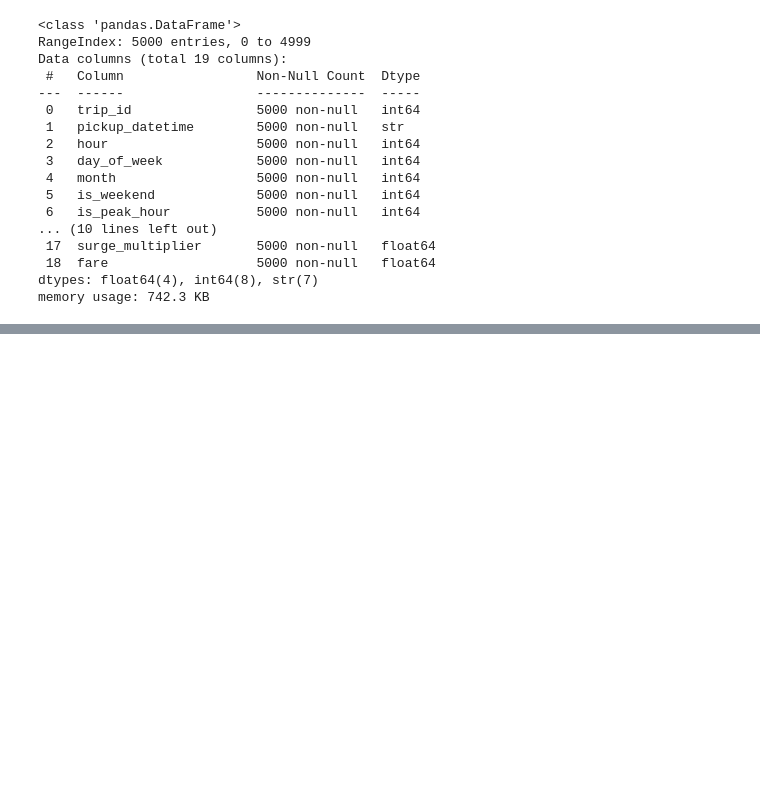
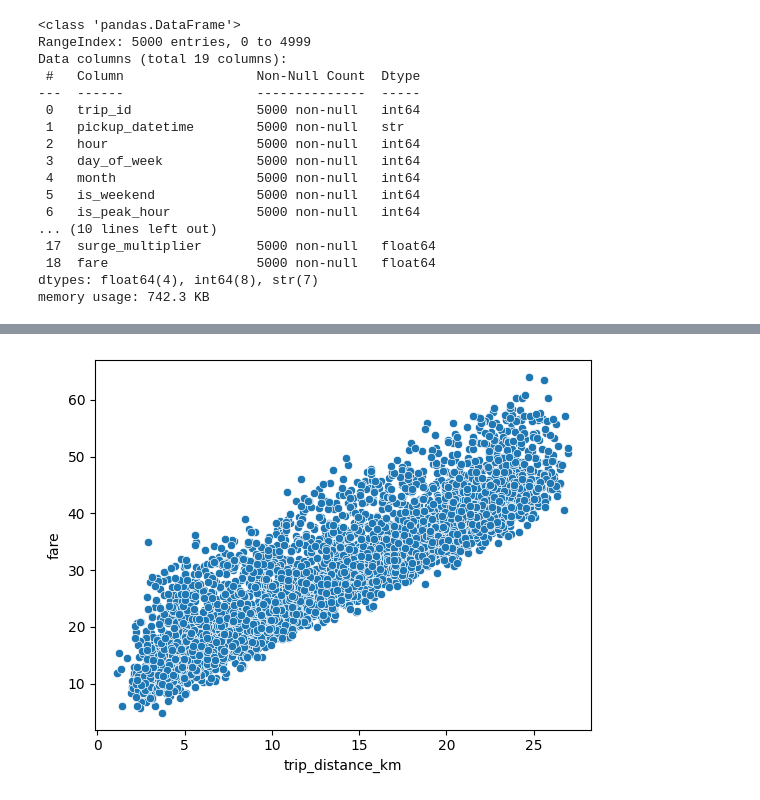
Before and after one commit to Vignesh2025411/FarePrediction, a Jupyter notebook: notebook/data/EDA.ipynb, the cells around one changed output, grey strips where cells are left out. Cells and saved outputs as stored; diff of their text form; code cells hidden in the pictures; blank space fills up the shorter version.

```diff
--- a/notebook/data/EDA.ipynb
+++ b/notebook/data/EDA.ipynb
@@ -153,0 +239,5 @@ memory usage: 742.3 KB
+# %%
+sns.scatterplot(x=df['trip_distance_km'], y=df['fare'])
+plt.show()
+# %% [output]
+[figure, added]
```
Also changed, not shown: parts of 14 cells of this notebook, 1 other file.
